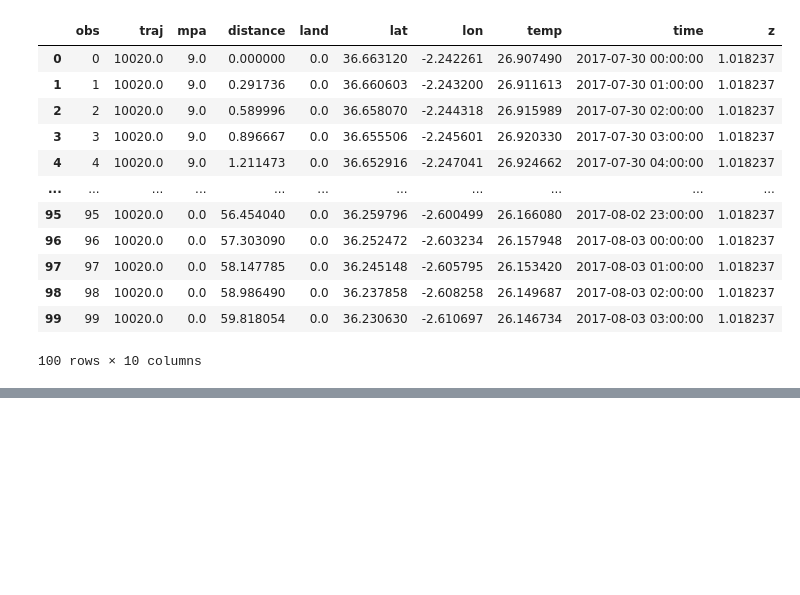
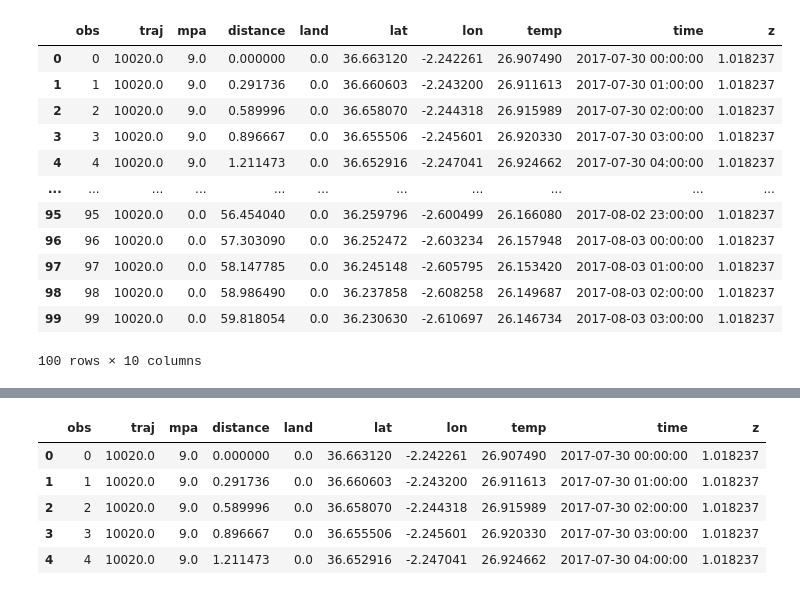
Before and after one commit to siradam/DataMining_Project, a Jupyter notebook: interface_to_postgres.ipynb, the cells around one changed output, grey strips where cells are left out. Cells and saved outputs as stored; diff of their text form; code cells hidden in the pictures; blank space fills up the shorter version.

```diff
--- a/interface_to_postgres.ipynb
+++ b/interface_to_postgres.ipynb
@@ -75,7 +72,7 @@ array([datetime.datetime(2017, 7, 30, 0, 0),
 
 import pandas as pd
 
-df = pd.DataFrame(data=records, index=None, columns=["obs", "traj", "mpa", "distance", "land", "lat", "lon", "temp", "time", "z"])
+df = pd.DataFrame(data=records_stokes, index=None, columns=["obs", "traj", "mpa", "distance", "land", "lat", "lon", "temp", "time", "z"])
 # %%
 df
 # %% [output]
@@ -94,0 +237,15 @@ df
+# %%
+# Go on after loading the kaggle dataset to the notebook. We stop here, since this is just an example.
+# See the rest at https://www.analyticsvidhya.com/blog/2021/05/geospatial-analysis-getting-started-with-folium-in-python/
+#df_state=pd.read_csv("/kaggle/input/indian-census-data-with-geospatial-indexing/state wise centroids_2011.csv")
+
+# We switch to the marine dataset, using records_stokes
+df_state = df
+df_state.head()
+# %% [output]
+|  | obs | traj | mpa | distance | land | lat | lon | temp | time | z |
+| 0 | 0 | 10020.0 | 9.0 | 0.000000 | 0.0 | 36.663120 | -2.242261 | 26.907490 | 2017-07-30 00:00:00 | 1.018237 |
+| 1 | 1 | 10020.0 | 9.0 | 0.291736 | 0.0 | 36.660603 | -2.243200 | 26.911613 | 2017-07-30 01:00:00 | 1.018237 |
+| 2 | 2 | 10020.0 | 9.0 | 0.589996 | 0.0 | 36.658070 | -2.244318 | 26.915989 | 2017-07-30 02:00:00 | 1.018237 |
+| 3 | 3 | 10020.0 | 9.0 | 0.896667 | 0.0 | 36.655506 | -2.245601 | 26.920330 | 2017-07-30 03:00:00 | 1.018237 |
+| 4 | 4 | 10020.0 | 9.0 | 1.211473 | 0.0 | 36.652916 | -2.247041 | 26.924662 | 2017-07-30 04:00:00 | 1.018237 |
```
Also changed, not shown: parts of 20 cells of this notebook.
